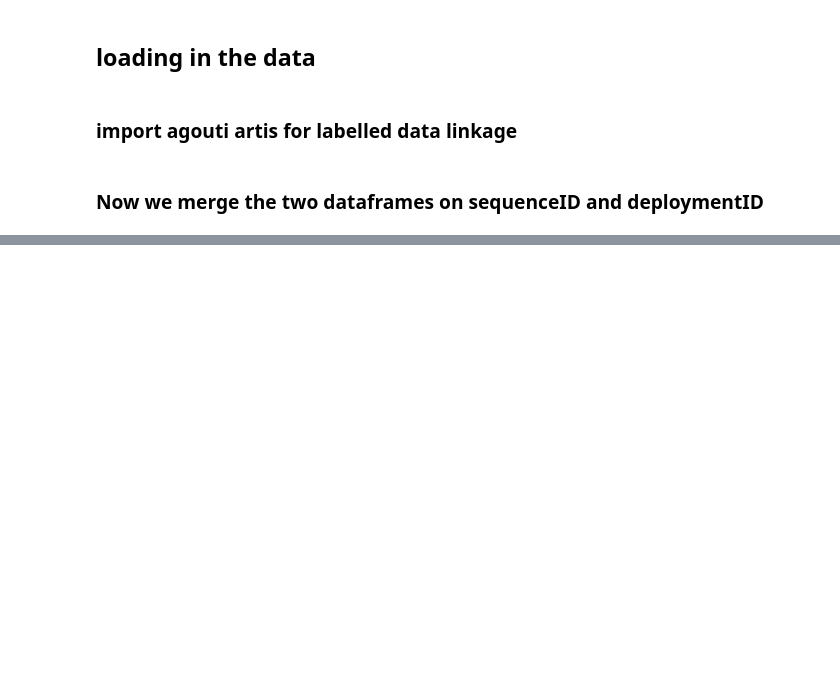
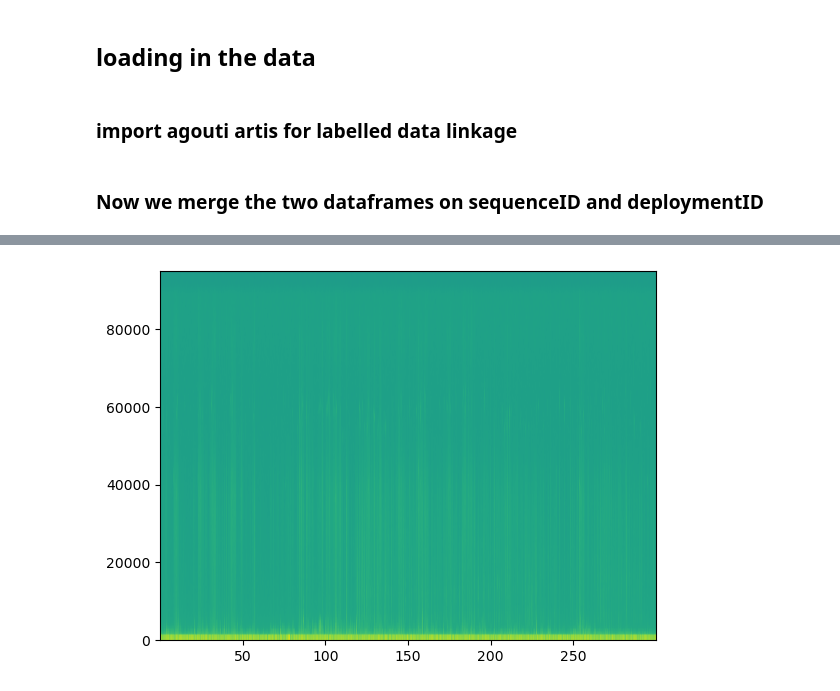
Before and after one commit to TH3RMOMETER/ThesisRodentClassification, a Jupyter notebook: methodology/methodology.ipynb, the cells around one changed output, grey strips where cells are left out. Cells and saved outputs as stored; diff of their text form; code cells hidden in the pictures; blank space fills up the shorter version.

```diff
--- a/methodology/methodology.ipynb
+++ b/methodology/methodology.ipynb
@@ -39,0 +127,5 @@ ERROR:root:ERROR: MATLAB type not supported: table, (uint32)
+# %%
+powerSpectrum, frequenciesFound, time, imageAxis = plt.specgram(data, Fs=samplerate)
+plt.show()
+# %% [output]
+[figure, added]
```
Also changed, not shown: parts of 27 cells of this notebook, 16 other files.
